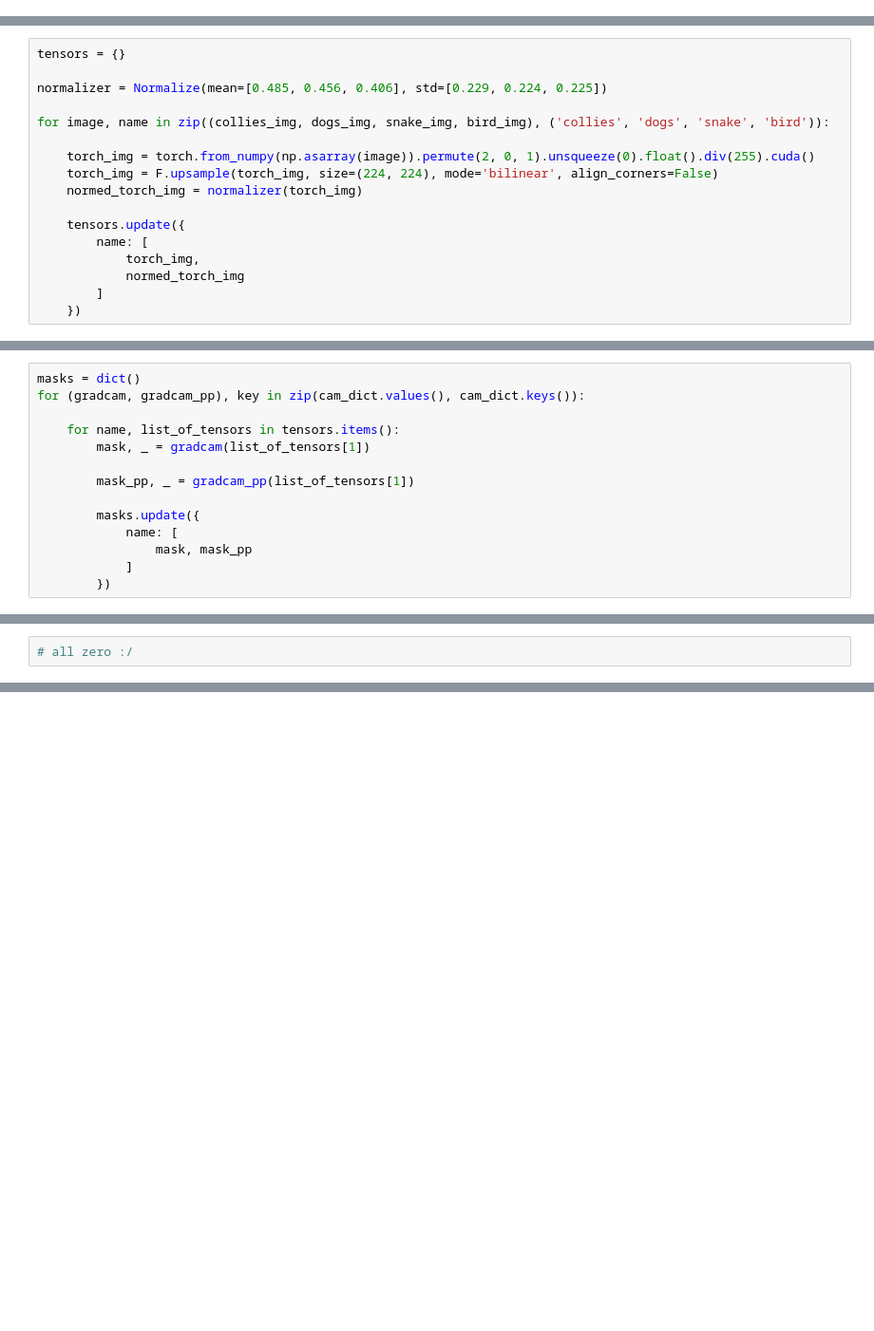
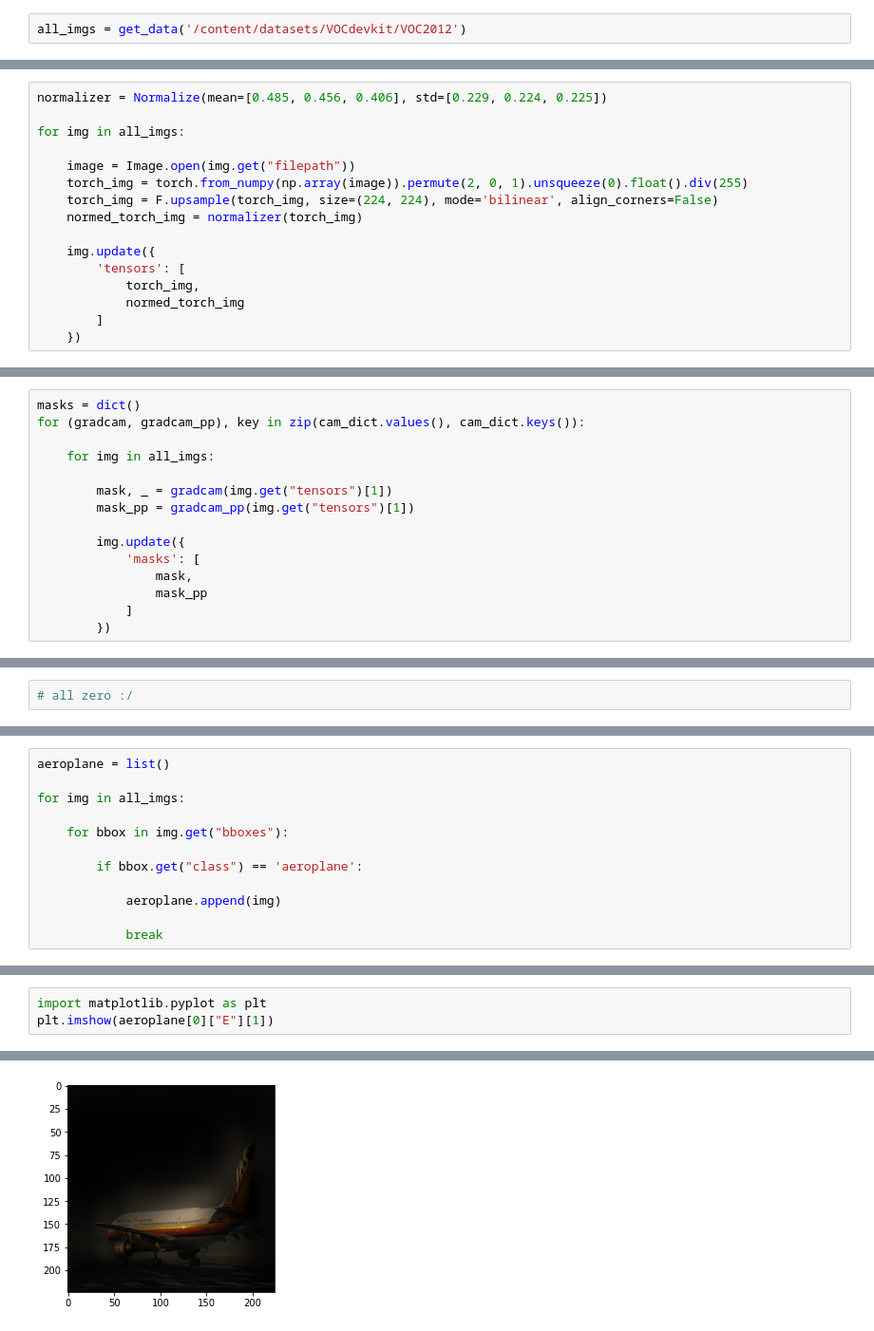
Before and after one commit to matheushent/gradcam_plus_plus-pytorch, a Jupyter notebook: metrics.ipynb, the cells around one changed output, grey strips where cells are left out. Shown: that part at 95% size. Saved outputs shown, nothing was run; the diff lists cells and outputs as text; blank space fills up the shorter version.

```diff
--- a/metrics.ipynb
+++ b/metrics.ipynb
@@ -43,0 +126,2 @@ bird_img
+# %%
+all_imgs = get_data('/content/datasets/VOCdevkit/VOC2012')
@@ -44,16 +146,15 @@ bird_img
 # %%
-tensors = {}
-
 normalizer = Normalize(mean=[0.485, 0.456, 0.406], std=[0.229, 0.224, 0.225])
 
-for image, name in zip((collies_img, dogs_img, snake_img, bird_img), ('collies', 'dogs', 'snake', 'bird')):
+for img in all_imgs:
 
-    torch_img = torch.from_numpy(np.asarray(image)).permute(2, 0, 1).unsqueeze(0).float().div(255).cuda()
+    image = Image.open(img.get("filepath"))
+    torch_img = torch.from_numpy(np.array(image)).permute(2, 0, 1).unsqueeze(0).float().div(255)
     torch_img = F.upsample(torch_img, size=(224, 224), mode='bilinear', align_corners=False)
     normed_torch_img = normalizer(torch_img)
 
-    tensors.update({
-        name: [
+    img.update({
+        'tensors': [
             torch_img,
             normed_torch_img
         ]
@@ -75,14 +196,15 @@ saliency_map size : torch.Size([14, 14])
 masks = dict()
 for (gradcam, gradcam_pp), key in zip(cam_dict.values(), cam_dict.keys()):
 
-    for name, list_of_tensors in tensors.items():
-        mask, _ = gradcam(list_of_tensors[1])
+    for img in all_imgs:
 
-        mask_pp, _ = gradcam_pp(list_of_tensors[1])
+        mask, _ = gradcam(img.get("tensors")[1])
+        mask_pp = gradcam_pp(img.get("tensors")[1])
 
-        masks.update({
-            name: [
-                mask, mask_pp
+        img.update({
+            'masks': [
+                mask,
+                mask_pp
             ]
         })
 # %% [markdown]
@@ -212,0 +353,12 @@ diff
+# %%
+aeroplane = list()
+
+for img in all_imgs:
+
+    for bbox in img.get("bboxes"):
+
+        if bbox.get("class") == 'aeroplane':
+
+            aeroplane.append(img)
+
+            break
@@ -212,0 +406,4 @@ diff
+# %%
+import matplotlib.pyplot as plt
+plt.imshow(aeroplane[0]["E"][1])
+# %% [output]
@@ -212,0 +411 @@ diff
+[figure, added]
```
Also changed, not shown: parts of 37 cells of this notebook.
